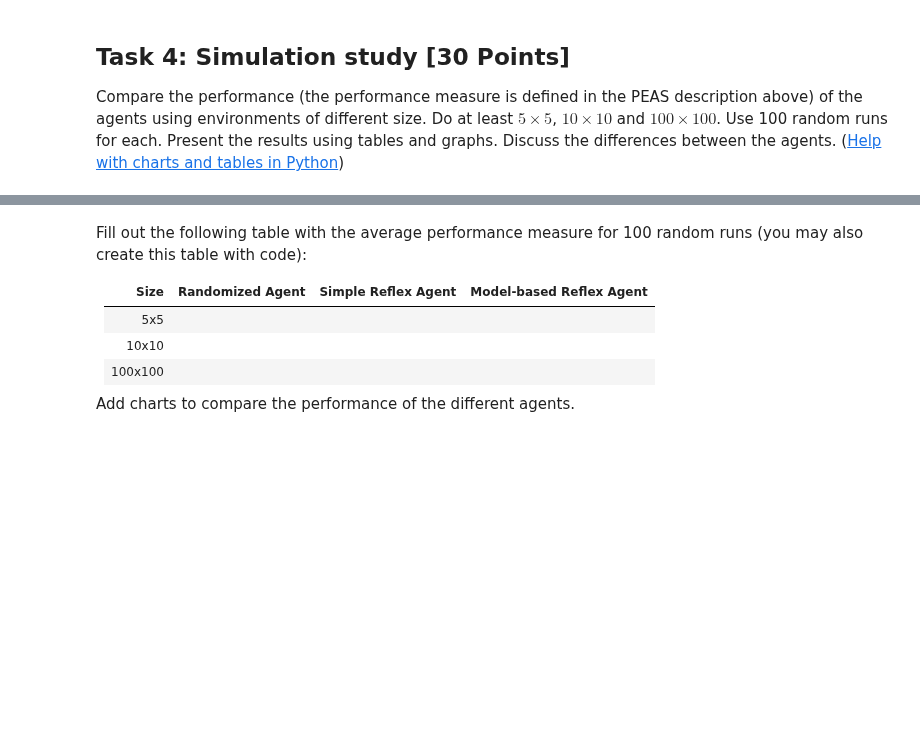
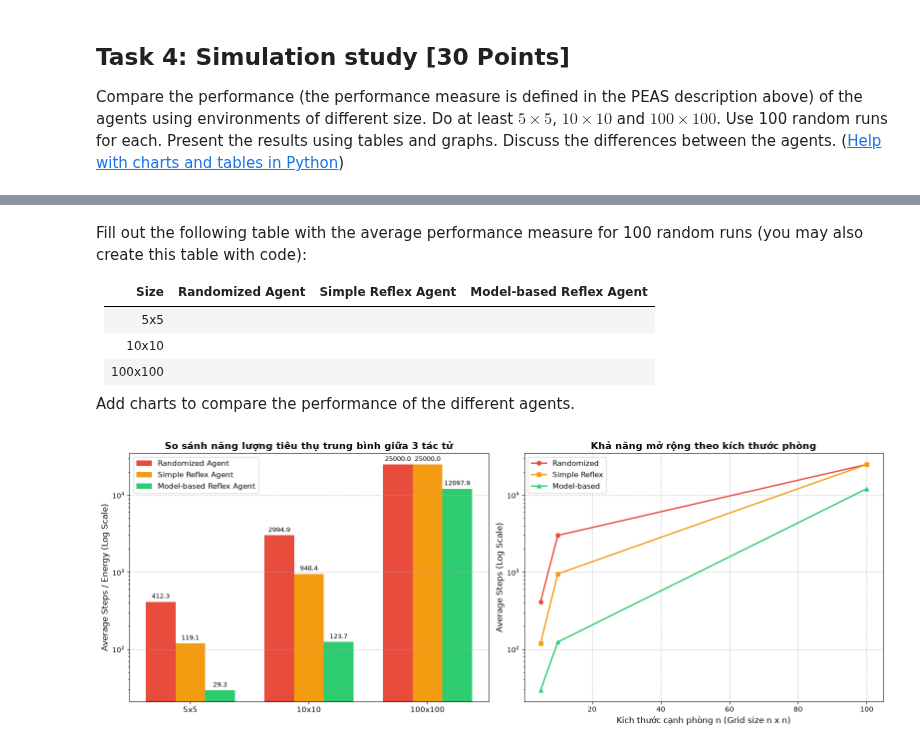
Before and after one commit to minhhailtv6a1/Team_Project_TTNTNC_2025_2026, a Jupyter notebook: lab01 - Agent/robot_vacuum.ipynb, the cells around one changed output, grey strips where cells are left out. Cells and saved outputs as stored; diff of their text form; code cells hidden in the pictures; blank space fills up the shorter version.

Commit message:
Tuan2/Lab01-Agent: Hoan thanh robot vacuum task.

```diff
--- a/lab01 - Agent/robot_vacuum.ipynb
+++ b/lab01 - Agent/robot_vacuum.ipynb
@@ -197,3 +327,12 @@ _Note:_ Agents cannot directly use variable in the environment. They only gets t
+# %%
+# Your code and description goes here
+def simple_reflex_agent(bumpers, dirty):
+    if dirty:
+        return "suck"
+
+    validation_actions = [action for action, bumper in bumpers.items() if not bumper and action != "suck"]
+
+    return np.random.choice(validation_actions)
 # %% [markdown]
 Show how the agent works with your environment.
 # %%
@@ -214,0 +439,8 @@ Show how the agent works with your environment.
+# %%
+# Your code goes here
+# Tạo đối tượng tác tử model-based cho phòng 5x5
+model_agent = ModelBasedReflexAgent(n=5)
+
+# Chạy thử nghiệm trên môi trường mô phỏng Task 1
+steps_model = standard_environment(model_agent, n=5, p=0.2, max_steps=20, verbose=True)
+print(f"\n=> Model-Based Reflex Agent đã dọn sạch phòng hoàn toàn chỉ sau: {steps_model} bước.")
@@ -223,10 +557,10 @@ $100 \times 100$. Use 100 random runs for each. Present the results using tables
 # %% [markdown]
 Fill out the following table with the average performance measure for 100 random runs (you may also create this table with code):
 
-| Size     | Randomized Agent | Simple Reflex Agent | Model-based Reflex Agent |
-|----------|------------------|---------------------|--------------------------|
-| 5x5     | | | |
-| 10x10   | | | |
-| 100x100 | | | |
+| Size    | Randomized Agent | Simple Reflex Agent | Model-based Reflex Agent |
+| ------- | ---------------- | ------------------- | ------------------------ |
+| 5x5     |                  |                     |                          |
+| 10x10   |                  |                     |                          |
+| 100x100 |                  |                     |                          |
 
 Add charts to compare the performance of the different agents.
@@ -234,0 +567,53 @@ Add charts to compare the performance of the different agents.
+# %%
+# Your graphs and discussion of the results goes here
+import matplotlib.pyplot as plt
+
+# Thiết lập kích thước đồ thị
+fig, axes = plt.subplots(1, 2, figsize=(16, 6))
+
+# 1. Biểu đồ cột so sánh số bước trung bình (Log scale do 100x100 chênh lệch quá lớn)
+x = np.arange(len(sizes))
+width = 0.25
+
+rects1 = axes[0].bar(x - width, df_results["Randomized Agent"], width, label='Randomized Agent', color='#e74c3c')
+rects2 = axes[0].bar(x, df_results["Simple Reflex Agent"], width, label='Simple Reflex Agent', color='#f39c12')
+rects3 = axes[0].bar(x + width, df_results["Model-based Reflex Agent"], width, label='Model-based Reflex Agent',
+color='#2ecc71')
+
+axes[0].set_ylabel('Average Steps / Energy (Log Scale)', fontsize=12)
+axes[0].set_title('So sánh năng lượng tiêu thụ trung bình giữa 3 tác tử', fontsize=14, fontweight='bold')
+axes[0].set_xticks(x)
+axes[0].set_xticklabels([f"{s}x{s}" for s in sizes], fontsize=11)
+axes[0].set_yscale('log')
+axes[0].legend(fontsize=11)
+axes[0].grid(axis='y', linestyle='--', alpha=0.7)
+
+# Ghi chú giá trị lên đỉnh các cột
+for rects in [rects1, rects2, rects3]:
+    for rect in rects:
+        height = rect.get_height()
+        axes[0].annotate(f'{height:.1f}',
+                            xy=(rect.get_x() + rect.get_width() / 2, height),
+                            xytext=(0, 3),  # 3 points vertical offset
+                            textcoords="offset points",
+                            ha='center', va='bottom', fontsize=9, rotation=0)
+
+# 2. Biểu đồ đường thể hiện tốc độ tăng chi phí theo kích thước lưới (Scaleability)
+axes[1].plot([5, 10, 100], df_results["Randomized Agent"], marker='o', label='Randomized', color='#e74c3c',
+linewidth=2)
+axes[1].plot([5, 10, 100], df_results["Simple Reflex Agent"], marker='s', label='Simple Reflex', color='#f39c12',
+linewidth=2)
+axes[1].plot([5, 10, 100], df_results["Model-based Reflex Agent"], marker='^', label='Model-based',
+color='#2ecc71', linewidth=2)
+
+axes[1].set_xlabel('Kích thước cạnh phòng n (Grid size n x n)', fontsize=12)
+axes[1].set_ylabel('Average Steps (Log Scale)', fontsize=12)
+axes[1].set_title('Khả năng mở rộng theo kích thước phòng', fontsize=14, fontweight='bold')
+axes[1].set_yscale('log')
+axes[1].legend(fontsize=11)
+axes[1].grid(True, linestyle='--', alpha=0.7)
+
+plt.tight_layout()
+plt.show()
+# %% [output]
+[figure, added]
```
Also changed, not shown: parts of 46 cells of this notebook, 5 other files.
